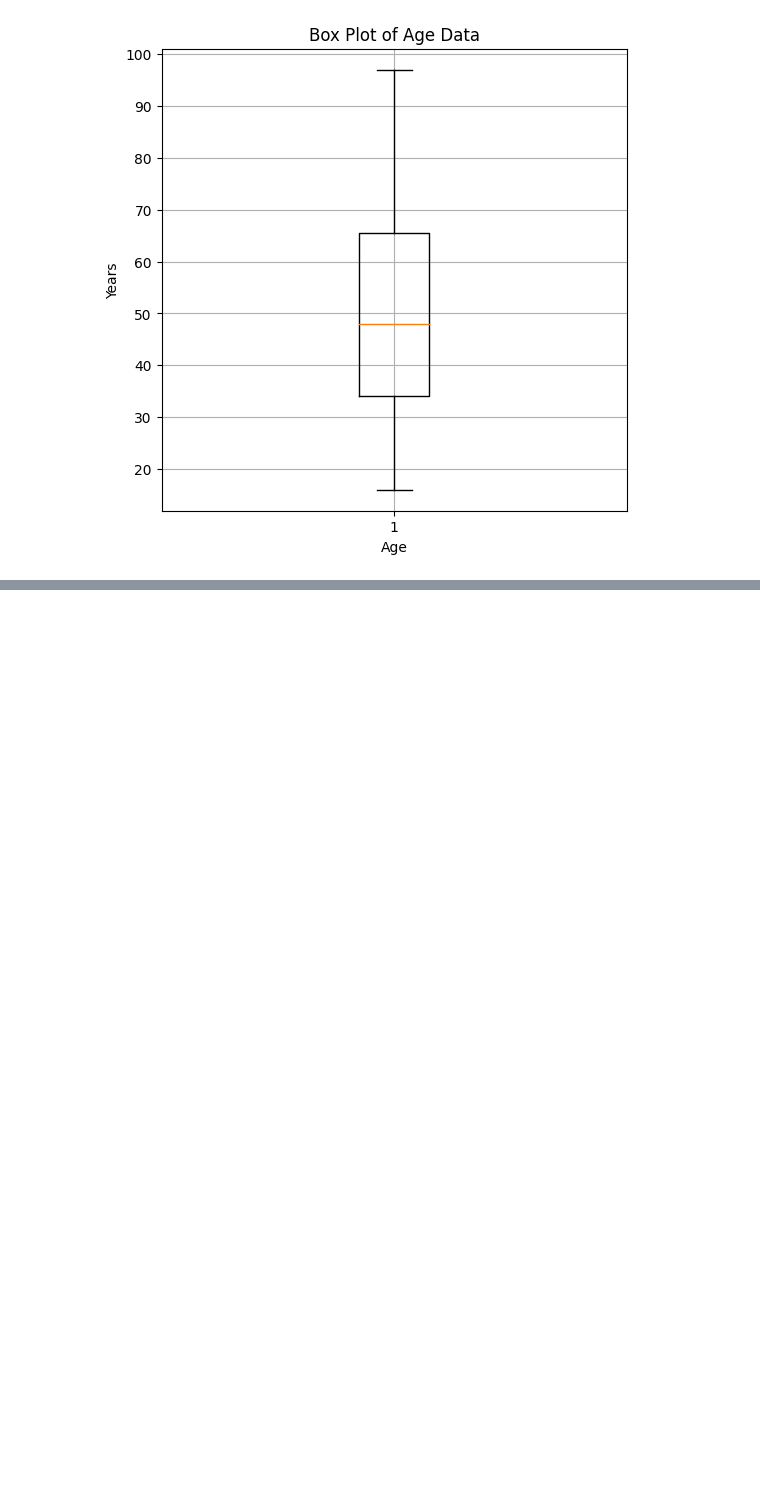
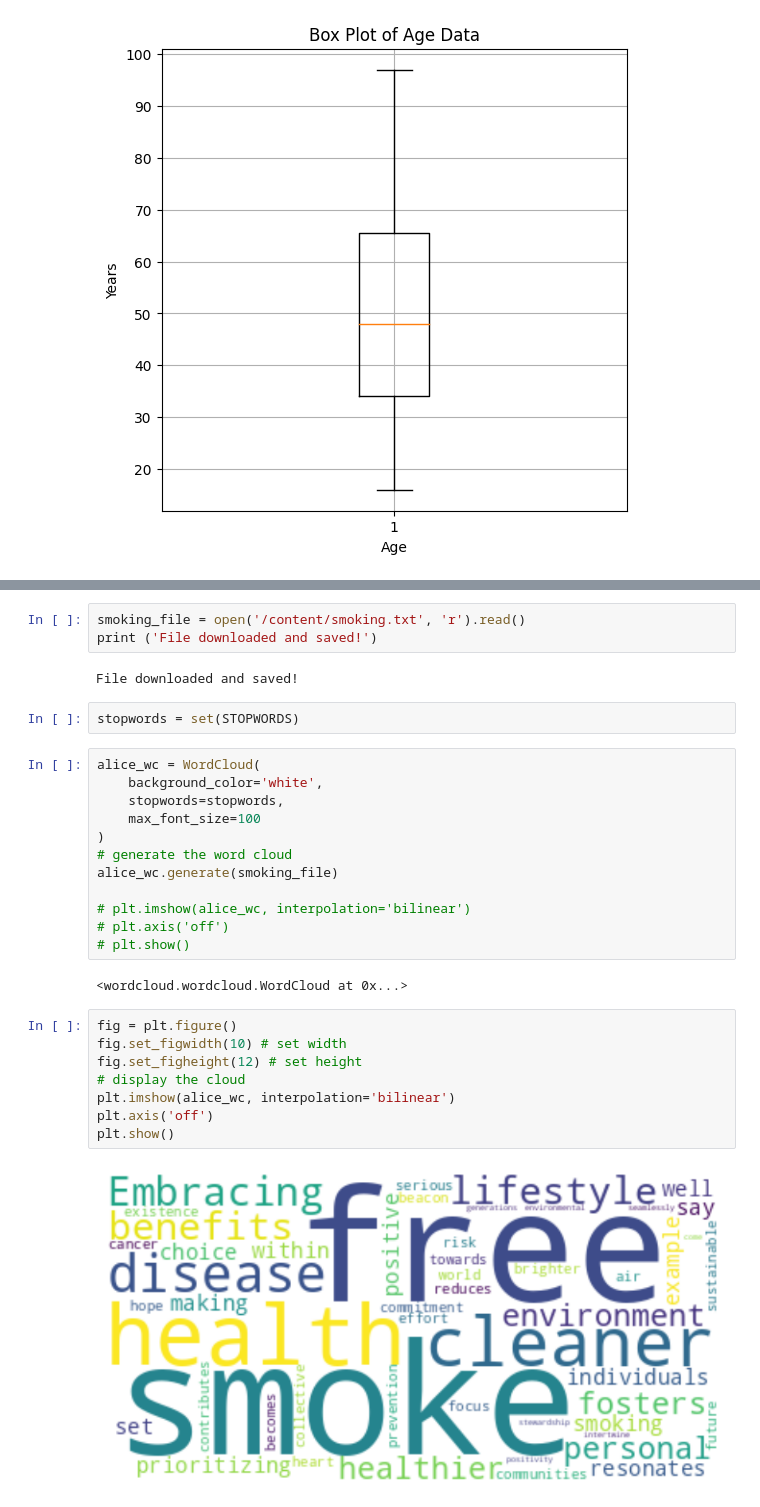
Before and after one commit to dishant14/Smoking_Trends_in_Europe, a Jupyter notebook: Project_1.ipynb, the cells around one changed output, grey strips where cells are left out. Cells and saved outputs as stored; diff of their text form; blank space fills up the shorter version.

```diff
--- a/Project_1.ipynb
+++ b/Project_1.ipynb
@@ -126,3 +141,34 @@ fig = px.bar(smokers_by_marital_status,x='marital_status',y='count',
 fig.show()
 # %% [output]
 [interactive output not drawn]
+# %%
+smoking_file = open('/content/smoking.txt', 'r').read()
+print ('File downloaded and saved!')
+# %% [output]
+File downloaded and saved!
+# %%
+stopwords = set(STOPWORDS)
+# %%
+alice_wc = WordCloud(
+    background_color='white',
+    stopwords=stopwords,
+    max_font_size=100
+)
+# generate the word cloud
+alice_wc.generate(smoking_file)
+
+# plt.imshow(alice_wc, interpolation='bilinear')
+# plt.axis('off')
+# plt.show()
+# %% [output]
+<wordcloud.wordcloud.WordCloud at 0x...>
+# %%
+fig = plt.figure()
+fig.set_figwidth(10) # set width
+fig.set_figheight(12) # set height
+# display the cloud
+plt.imshow(alice_wc, interpolation='bilinear')
+plt.axis('off')
+plt.show()
+# %% [output]
+[figure, added]
```
Also changed, not shown: parts of 1 cell of this notebook.
